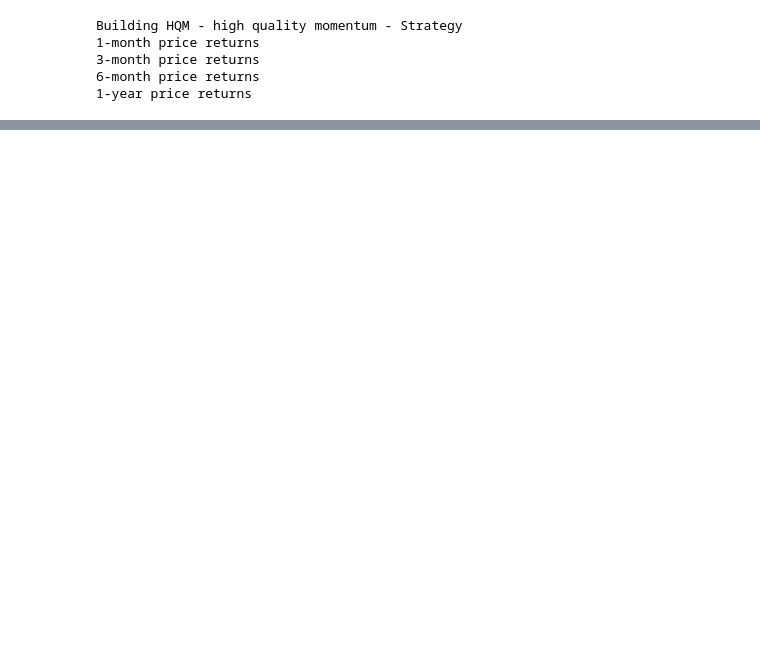
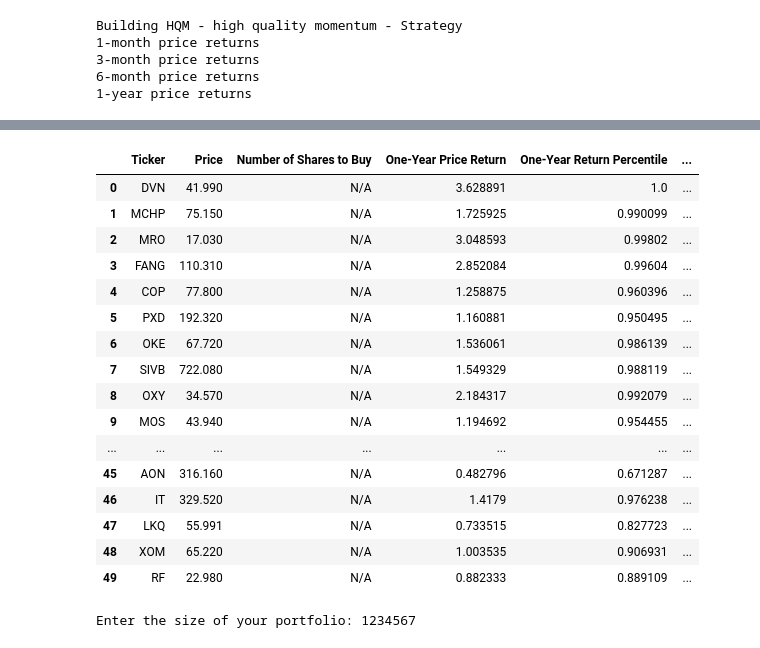
Before and after one commit to papri-entropy/strategy_quant_momentum, a Jupyter notebook: strategy_quant_momentum.ipynb, the cells around one changed output, grey strips where cells are left out. Drawn from its saved outputs; the diff is of its cells as text; code cells hidden in the pictures; blank space fills up the shorter version.

```diff
--- a/strategy_quant_momentum.ipynb
+++ b/strategy_quant_momentum.ipynb
@@ -183,0 +242,26 @@ Building HQM - high quality momentum - Strategy
+# %%
+time_periods = [
+                'One-Year',
+                'Six-Month',
+                'Three-Month',
+                'One-Month'
+                ]
+# %%
+for row in hqm_dataframe.index:
+    for time_period in time_periods:
+
+        change_col = f'{time_period} Price Return'
+        percentile_col = f'{time_period} Return Percentile'
+        if hqm_dataframe.loc[row, change_col] == None:
+            hqm_dataframe.loc[row, change_col] = 0.0
+
+for row in hqm_dataframe.index:
+    for time_period in time_periods:
+        hqm_dataframe.loc[row, f'{time_period} Return Percentile'] = stats.percentileofscore(hqm_dataframe[f'{time_period} Price Return'], hqm_dataframe.loc[row, f'{time_period} Price Return']) / 100
+
+# Print each percentile score to make sure it was calculated properly
+for time_period in time_periods:
+    print(hqm_dataframe[f'{time_period} Return Percentile'])
+
+#Print the entire DataFrame
+hqm_dataframe
@@ -183,0 +299,8 @@ Building HQM - high quality momentum - Strategy
+# %%
+for row in hqm_dataframe.index:
+    momentum_percentiles = []
+    for time_period in time_periods:
+        momentum_percentiles.append(hqm_dataframe.loc[row, f'{time_period} Return Percentile'])
+    print(momentum_percentiles)
+    hqm_dataframe.loc[row, 'HQM Score'] = mean(momentum_percentiles)
+    print(hqm_dataframe.loc[row, 'HQM Score'])
@@ -183,0 +341,3 @@ Building HQM - high quality momentum - Strategy
+# %%
+hqm_dataframe.sort_values('HQM Score', ascending=False, inplace=True)
+hqm_dataframe
@@ -183,0 +358,26 @@ Building HQM - high quality momentum - Strategy
+# %%
+hqm_dataframe = hqm_dataframe[:50]
+hqm_dataframe.reset_index(drop=True, inplace=True)
+hqm_dataframe
+# %% [output]
+|  | Ticker | Price | Number of Shares to Buy | One-Year Price Return | One-Year Return Percentile | ... |
+| 0 | DVN | 41.990 | N/A | 3.628891 | 1.0 | ... |
+| 1 | MCHP | 75.150 | N/A | 1.725925 | 0.990099 | ... |
+| 2 | MRO | 17.030 | N/A | 3.048593 | 0.99802 | ... |
+| 3 | FANG | 110.310 | N/A | 2.852084 | 0.99604 | ... |
+| 4 | COP | 77.800 | N/A | 1.258875 | 0.960396 | ... |
+| 5 | PXD | 192.320 | N/A | 1.160881 | 0.950495 | ... |
+| 6 | OKE | 67.720 | N/A | 1.536061 | 0.986139 | ... |
+| 7 | SIVB | 722.080 | N/A | 1.549329 | 0.988119 | ... |
+| 8 | OXY | 34.570 | N/A | 2.184317 | 0.992079 | ... |
+| 9 | MOS | 43.940 | N/A | 1.194692 | 0.954455 | ... |
+| ... | ... | ... | ... | ... | ... | ... |
+| 45 | AON | 316.160 | N/A | 0.482796 | 0.671287 | ... |
+| 46 | IT | 329.520 | N/A | 1.4179 | 0.976238 | ... |
+| 47 | LKQ | 55.991 | N/A | 0.733515 | 0.827723 | ... |
+| 48 | XOM | 65.220 | N/A | 1.003535 | 0.906931 | ... |
+| 49 | RF | 22.980 | N/A | 0.882333 | 0.889109 | ... |
+# %%
+portfolio_input()
+# %% [output]
+Enter the size of your portfolio: 1234567
```
Also changed, not shown: parts of 18 cells of this notebook, 2 other files.
